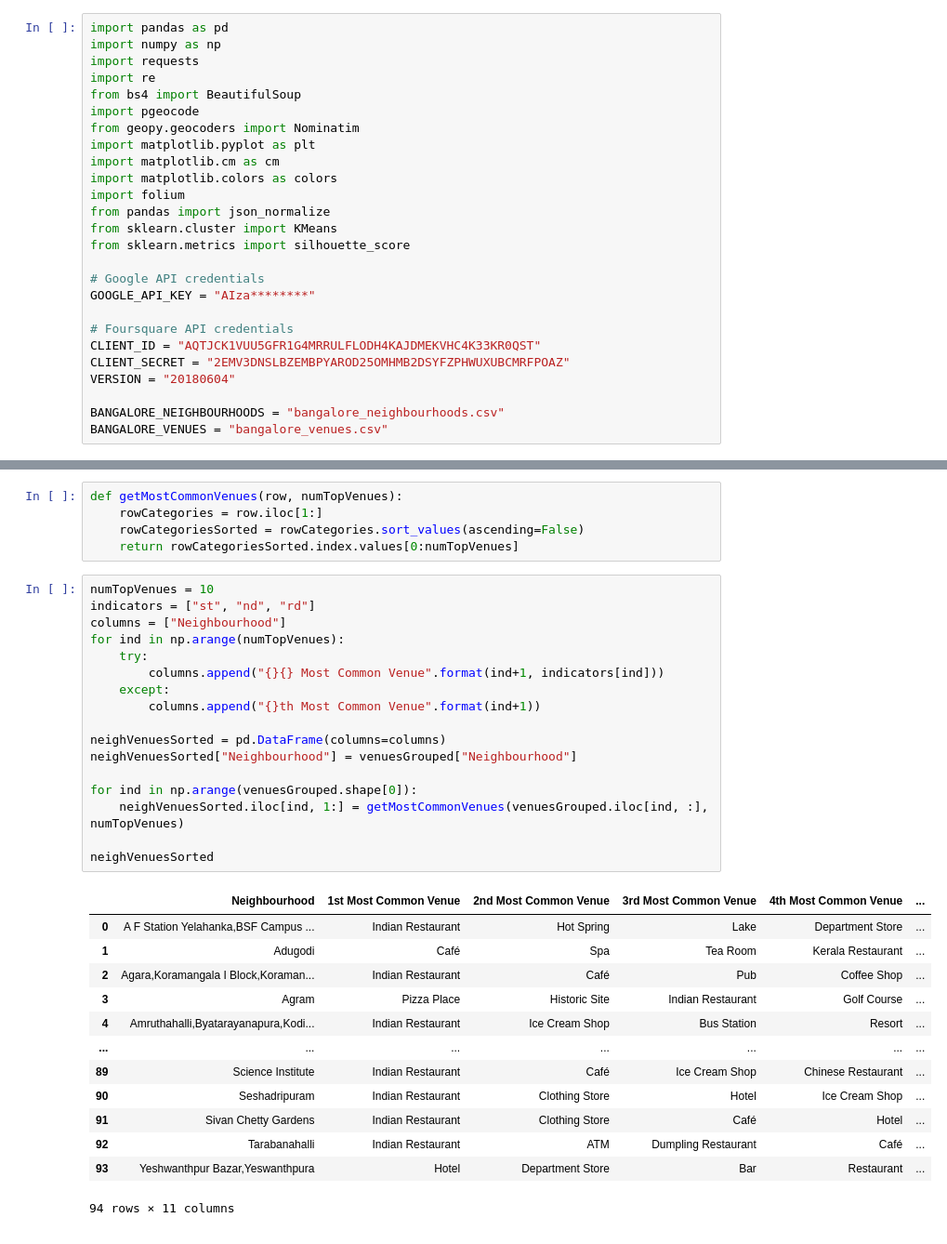
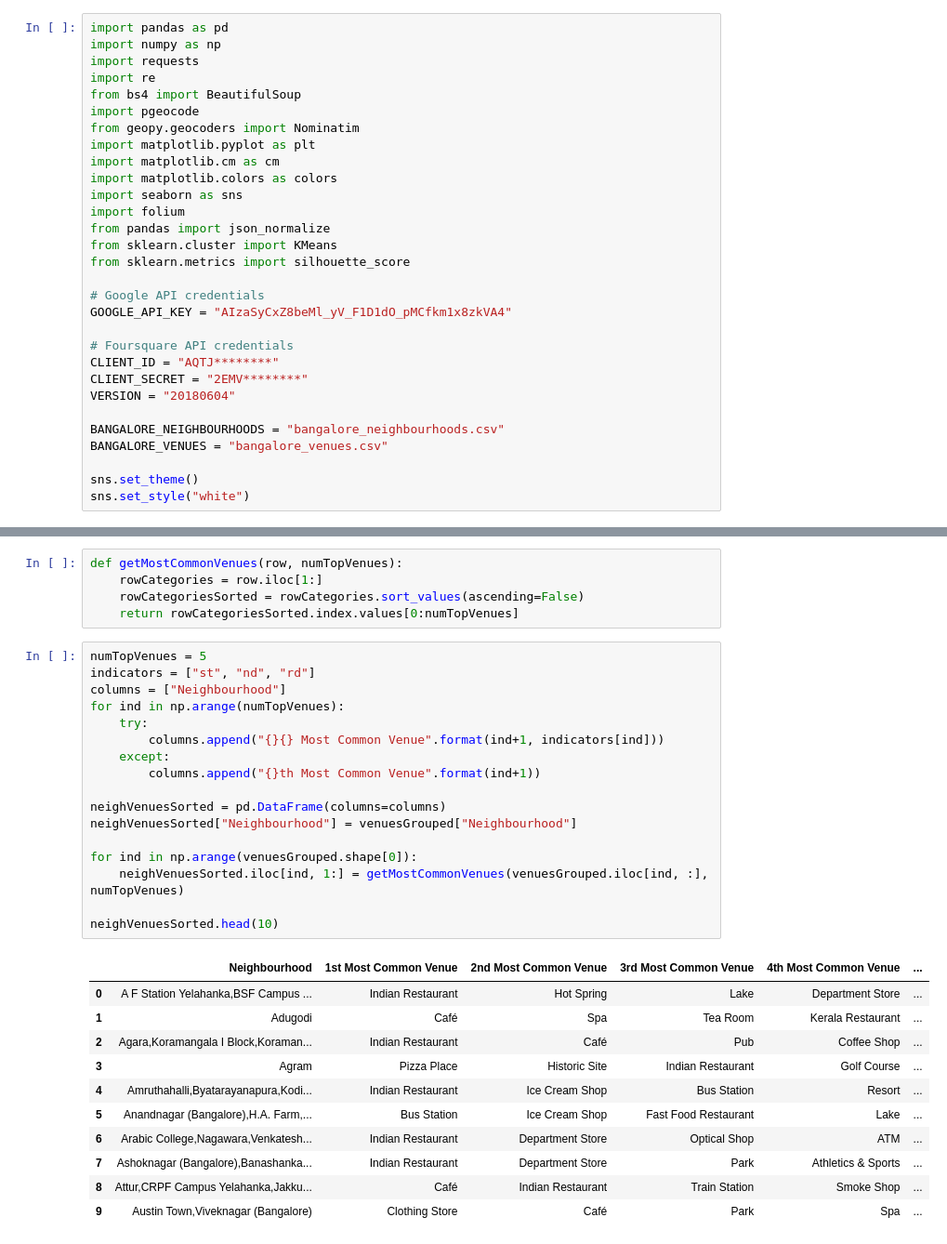
Before and after one commit to sinhars/Coursera_Capstone, a Jupyter notebook: capstone_project_final.ipynb, the cells around one changed output, grey strips where cells are left out. Shown at 93% size. Saved outputs shown, nothing was run; the diff lists cells and outputs as text.

```diff
--- a/capstone_project_final.ipynb
+++ b/capstone_project_final.ipynb
@@ -32,21 +39,25 @@ from geopy.geocoders import Nominatim
 import matplotlib.pyplot as plt
 import matplotlib.cm as cm
 import matplotlib.colors as colors
+import seaborn as sns
 import folium
 from pandas import json_normalize
 from sklearn.cluster import KMeans
 from sklearn.metrics import silhouette_score
 
 # Google API credentials
-GOOGLE_API_KEY = "AIza********"
+GOOGLE_API_KEY = "AIzaSyCxZ8beMl_yV_F1D1dO_pMCfkm1x8zkVA4"
 
 # Foursquare API credentials
-CLIENT_ID = "AQTJCK1VUU5GFR1G4MRRULFLODH4KAJDMEKVHC4K33KR0QST"
-CLIENT_SECRET = "2EMV3DNSLBZEMBPYAROD25OMHMB2DSYFZPHWUXUBCMRFPOAZ"
+CLIENT_ID = "AQTJ********"
+CLIENT_SECRET = "2EMV********"
 VERSION = "20180604"
 
 BANGALORE_NEIGHBOURHOODS = "bangalore_neighbourhoods.csv"
 BANGALORE_VENUES = "bangalore_venues.csv"
+
+sns.set_theme()
+sns.set_style("white")
 # %% [markdown]
 ## 3. Data Collection, Exploration and Preprocessing <a name="data"></a>
 # %%
@@ -321,33 +348,31 @@ def getMostCommonVenues(row, numTopVenues):
     rowCategoriesSorted = rowCategories.sort_values(ascending=False)
     return rowCategoriesSorted.index.values[0:numTopVenues]
 # %%
-numTopVenues = 10
+numTopVenues = 5
 indicators = ["st", "nd", "rd"]
 columns = ["Neighbourhood"]
 for ind in np.arange(numTopVenues):
     try:
         columns.append("{}{} Most Common Venue".format(ind+1, indicators[ind]))
     except:
         columns.append("{}th Most Common Venue".format(ind+1))
 
 neighVenuesSorted = pd.DataFrame(columns=columns)
 neighVenuesSorted["Neighbourhood"] = venuesGrouped["Neighbourhood"]
 
 for ind in np.arange(venuesGrouped.shape[0]):
     neighVenuesSorted.iloc[ind, 1:] = getMostCommonVenues(venuesGrouped.iloc[ind, :], numTopVenues)
 
-neighVenuesSorted
+neighVenuesSorted.head(10)
 # %% [output]
 |  | Neighbourhood | 1st Most Common Venue | 2nd Most Common Venue | 3rd Most Common Venue | 4th Most Common Venue | ... |
 | 0 | A F Station Yelahanka,BSF Campus ... | Indian Restaurant | Hot Spring | Lake | Department Store | ... |
 | 1 | Adugodi | Café | Spa | Tea Room | Kerala Restaurant | ... |
 | 2 | Agara,Koramangala I Block,Koraman... | Indian Restaurant | Café | Pub | Coffee Shop | ... |
 | 3 | Agram | Pizza Place | Historic Site | Indian Restaurant | Golf Course | ... |
 | 4 | Amruthahalli,Byatarayanapura,Kodi... | Indian Restaurant | Ice Cream Shop | Bus Station | Resort | ... |
-| ... | ... | ... | ... | ... | ... | ... |
-| 89 | Science Institute | Indian Restaurant | Café | Ice Cream Shop | Chinese Restaurant | ... |
-| 90 | Seshadripuram | Indian Restaurant | Clothing Store | Hotel | Ice Cream Shop | ... |
-| 91 | Sivan Chetty Gardens | Indian Restaurant | Clothing Store | Café | Hotel | ... |
-| 92 | Tarabanahalli | Indian Restaurant | ATM | Dumpling Restaurant | Café | ... |
-| 93 | Yeshwanthpur Bazar,Yeswanthpura | Hotel | Department Store | Bar | Restaurant | ... |
+| 5 | Anandnagar (Bangalore),H.A. Farm,... | Bus Station | Ice Cream Shop | Fast Food Restaurant | Lake | ... |
+| 6 | Arabic College,Nagawara,Venkatesh... | Indian Restaurant | Department Store | Optical Shop | ATM | ... |
+| 7 | Ashoknagar (Bangalore),Banashanka... | Indian Restaurant | Department Store | Park | Athletics & Sports | ... |
+| 8 | Attur,CRPF Campus Yelahanka,Jakku... | Café | Indian Restaurant | Train Station | Smoke Shop | ... |
+| 9 | Austin Town,Viveknagar (Bangalore) | Clothing Store | Café | Park | Spa | ... |
-94 rows × 11 columns
```
Also changed, not shown: parts of 24 cells of this notebook, 1 other file.
